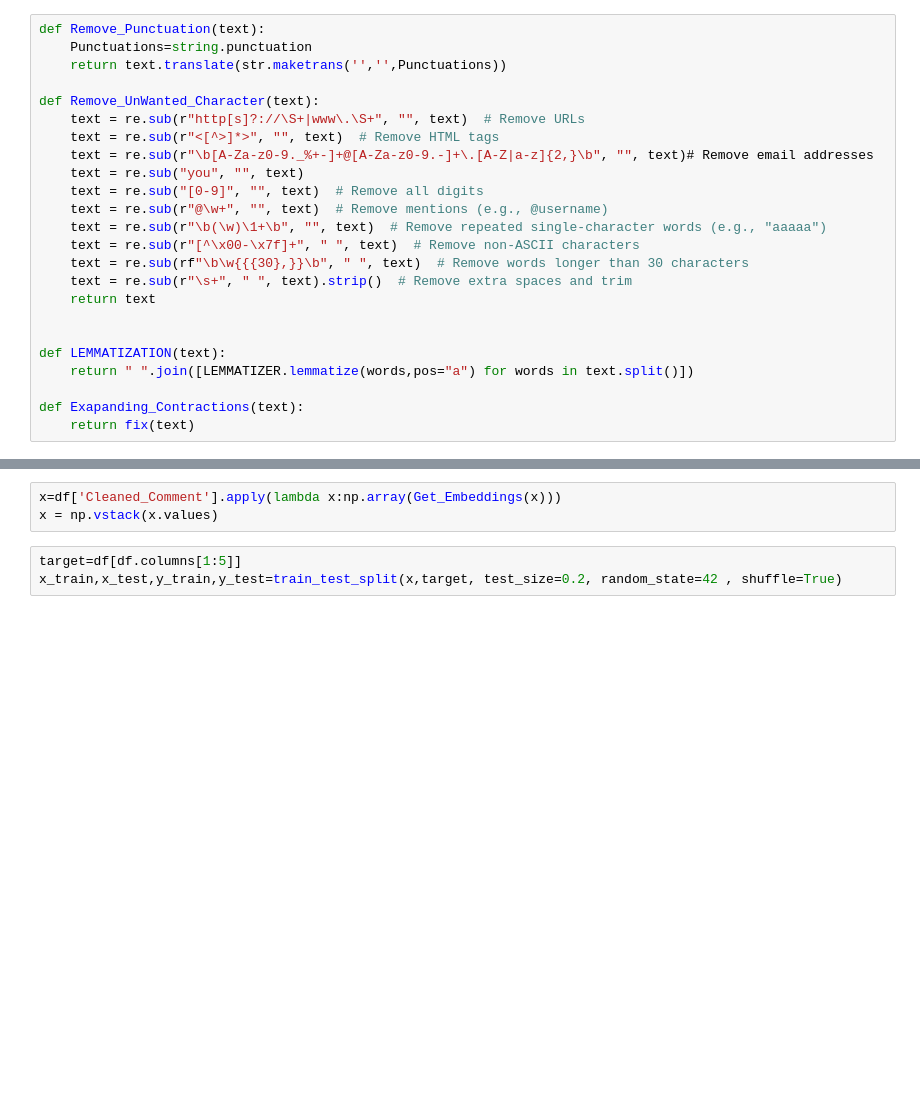
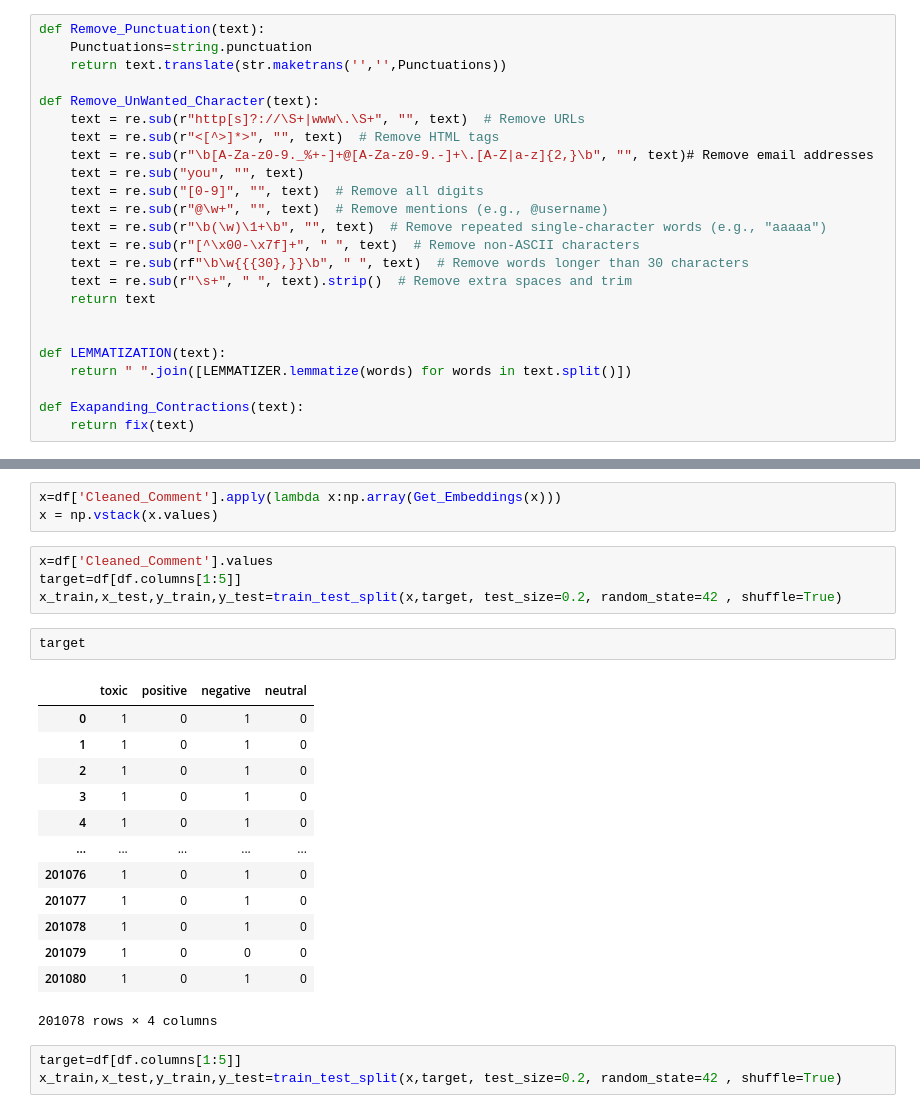
Before and after one commit to AnkurAhire/Ensemble-Learning-for-Toxic-Comment-Classification-and-Sentiment-Analysis, a Jupyter notebook: Devlopment.ipynb, the cells around one changed output, grey strips where cells are left out. Saved outputs shown, nothing was run; the diff lists cells and outputs as text; blank space fills up the shorter version.

```diff
--- a/Devlopment.ipynb
+++ b/Devlopment.ipynb
@@ -56,7 +54,7 @@ def Remove_UnWanted_Character(text):
 
 
 def LEMMATIZATION(text):
-    return " ".join([LEMMATIZER.lemmatize(words,pos="a") for words in text.split()])
+    return " ".join([LEMMATIZER.lemmatize(words) for words in text.split()])
 
 def Exapanding_Contractions(text):
     return fix(text)
@@ -134,6 +129,26 @@ ValueError: Embedding.bin cannot be opened for loading!
 # %%
 x=df['Cleaned_Comment'].apply(lambda x:np.array(Get_Embeddings(x)))
 x = np.vstack(x.values)
+# %%
+x=df['Cleaned_Comment'].values
+target=df[df.columns[1:5]]
+x_train,x_test,y_train,y_test=train_test_split(x,target, test_size=0.2, random_state=42 , shuffle=True)
+# %%
+target
+# %% [output]
+|  | toxic | positive | negative | neutral |
+| 0 | 1 | 0 | 1 | 0 |
+| 1 | 1 | 0 | 1 | 0 |
+| 2 | 1 | 0 | 1 | 0 |
+| 3 | 1 | 0 | 1 | 0 |
+| 4 | 1 | 0 | 1 | 0 |
+| ... | ... | ... | ... | ... |
+| 201076 | 1 | 0 | 1 | 0 |
+| 201077 | 1 | 0 | 1 | 0 |
+| 201078 | 1 | 0 | 1 | 0 |
+| 201079 | 1 | 0 | 0 | 0 |
+| 201080 | 1 | 0 | 1 | 0 |
+201078 rows × 4 columns
 # %%
 target=df[df.columns[1:5]]
 x_train,x_test,y_train,y_test=train_test_split(x,target, test_size=0.2, random_state=42 , shuffle=True)
```
Also changed, not shown: parts of 17 cells of this notebook.
